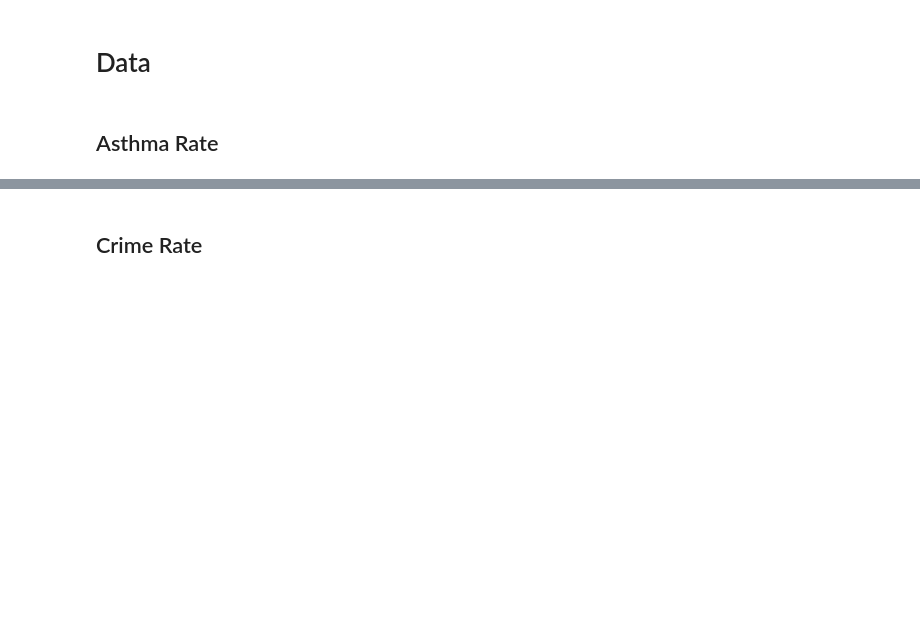
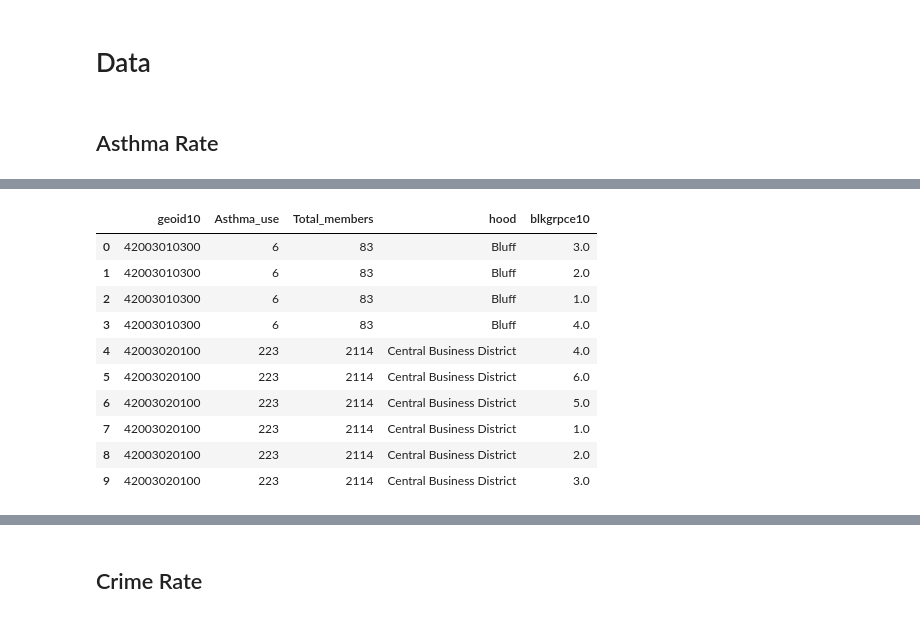
Before and after one commit to nishka-abraham/househunters, a Jupyter notebook: Final_report.ipynb, the cells around one changed output, grey strips where cells are left out. Cells and saved outputs as stored; diff of their text form; code cells hidden in the pictures; blank space fills up the shorter version.

```diff
--- a/Final_report.ipynb
+++ b/Final_report.ipynb
@@ -18,3 +19,8 @@ When deciding which neighborhood in Pittsburgh is the best, we focused on three
 import pandas as pd
 # %% [markdown]
 ## Asthma Rate
+# %%
+# Reading file
+
+asthma = pd.read_csv("pittAsthma.csv")
+asthma.head()
@@ -20,0 +81,17 @@ import pandas as pd
+# %%
+# Merging to form one combined DataFrame
+
+df3 = df2.merge(df, on = 'geoid10', how = 'left')
+df3.head(10)
+# %% [output]
+|  | geoid10 | Asthma_use | Total_members | hood | blkgrpce10 |
+| 0 | 42003010300 | 6 | 83 | Bluff | 3.0 |
+| 1 | 42003010300 | 6 | 83 | Bluff | 2.0 |
+| 2 | 42003010300 | 6 | 83 | Bluff | 1.0 |
+| 3 | 42003010300 | 6 | 83 | Bluff | 4.0 |
+| 4 | 42003020100 | 223 | 2114 | Central Business District | 4.0 |
+| 5 | 42003020100 | 223 | 2114 | Central Business District | 6.0 |
+| 6 | 42003020100 | 223 | 2114 | Central Business District | 5.0 |
+| 7 | 42003020100 | 223 | 2114 | Central Business District | 1.0 |
+| 8 | 42003020100 | 223 | 2114 | Central Business District | 2.0 |
+| 9 | 42003020100 | 223 | 2114 | Central Business District | 3.0 |
```
Also changed, not shown: parts of 11 cells of this notebook.
